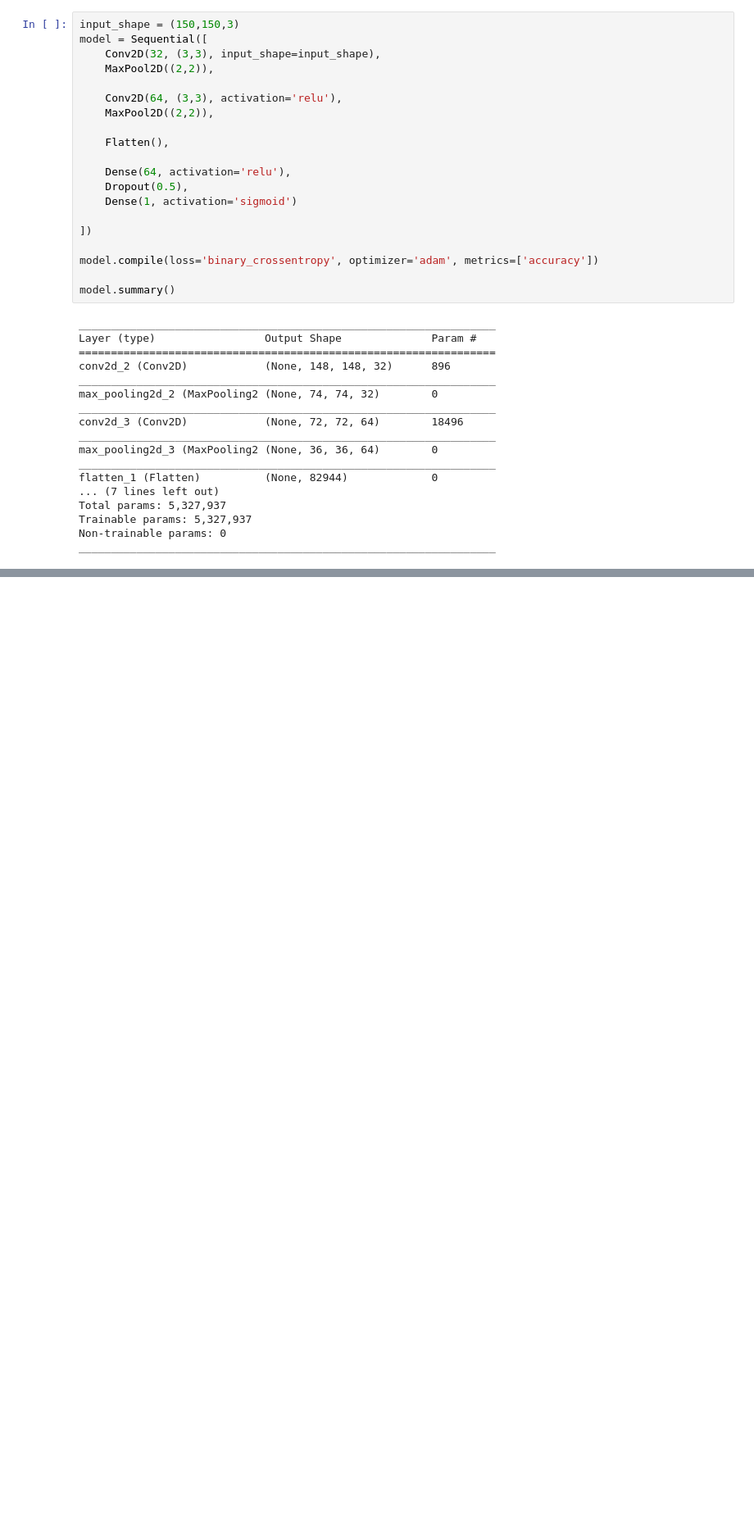
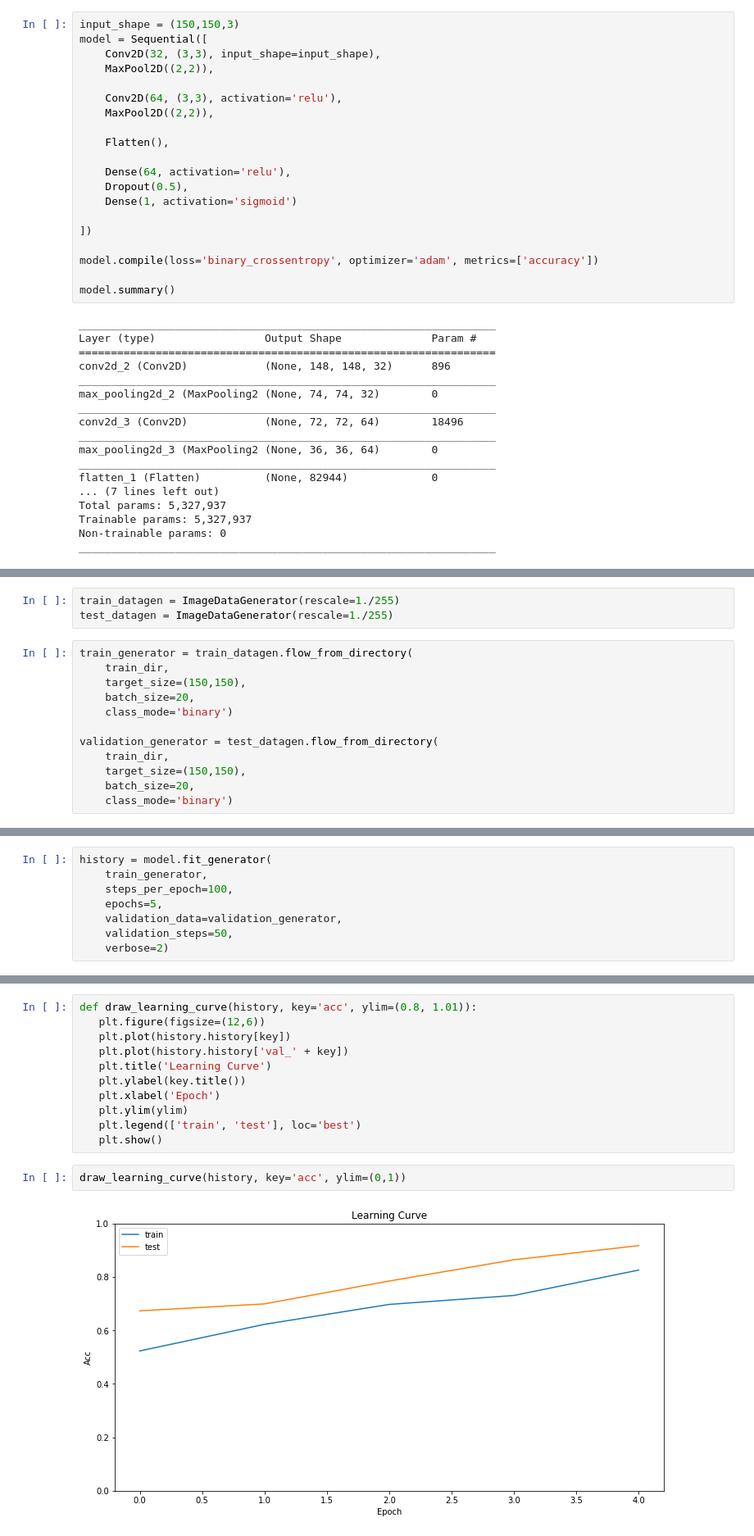
Before and after one commit to Rafal23/Cats_and_Dogs, a Jupyter notebook: 2_day5_cats_dogs.ipynb, the cells around one changed output, grey strips where cells are left out. Shown at 82% size. Cells and saved outputs as stored; diff of their text form; blank space fills up the shorter version.

Commit message:
Uczenie modelu

```diff
--- a/2_day5_cats_dogs.ipynb
+++ b/2_day5_cats_dogs.ipynb
@@ -177,0 +189,15 @@ _________________________________________________________________
+# %%
+train_datagen = ImageDataGenerator(rescale=1./255)
+test_datagen = ImageDataGenerator(rescale=1./255)
+# %%
+train_generator = train_datagen.flow_from_directory(
+    train_dir,
+    target_size=(150,150),
+    batch_size=20,
+    class_mode='binary')
+
+validation_generator = test_datagen.flow_from_directory(
+    train_dir,
+    target_size=(150,150),
+    batch_size=20,
+    class_mode='binary')
@@ -177,0 +211,8 @@ _________________________________________________________________
+# %%
+history = model.fit_generator(
+    train_generator,
+    steps_per_epoch=100,
+    epochs=5,
+    validation_data=validation_generator,
+    validation_steps=50,
+    verbose=2)
@@ -177,0 +238,15 @@ _________________________________________________________________
+# %%
+def draw_learning_curve(history, key='acc', ylim=(0.8, 1.01)):
+   plt.figure(figsize=(12,6))
+   plt.plot(history.history[key])
+   plt.plot(history.history['val_' + key])
+   plt.title('Learning Curve')
+   plt.ylabel(key.title())
+   plt.xlabel('Epoch')
+   plt.ylim(ylim)
+   plt.legend(['train', 'test'], loc='best')
+   plt.show()
+# %%
+draw_learning_curve(history, key='acc', ylim=(0,1))
+# %% [output]
+[figure, added]
```
Also changed, not shown: parts of 5 cells of this notebook.
